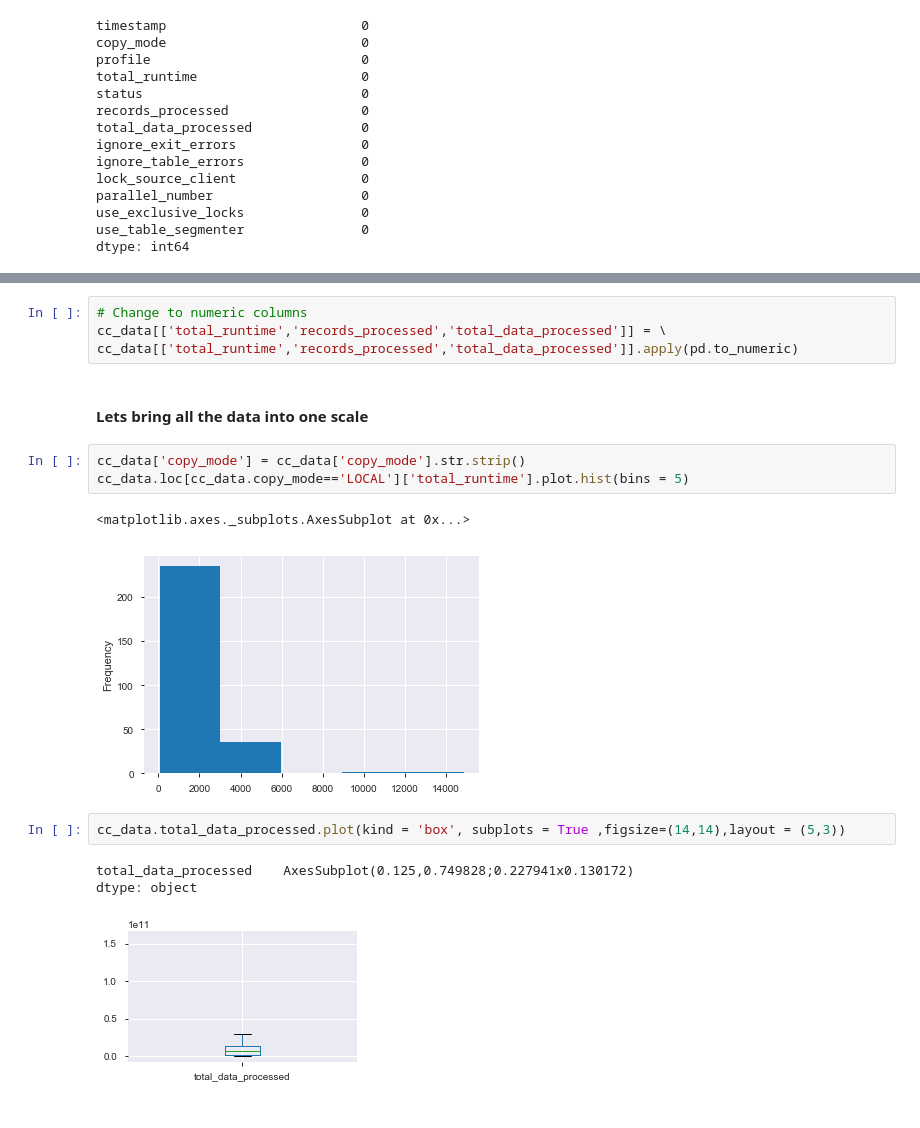
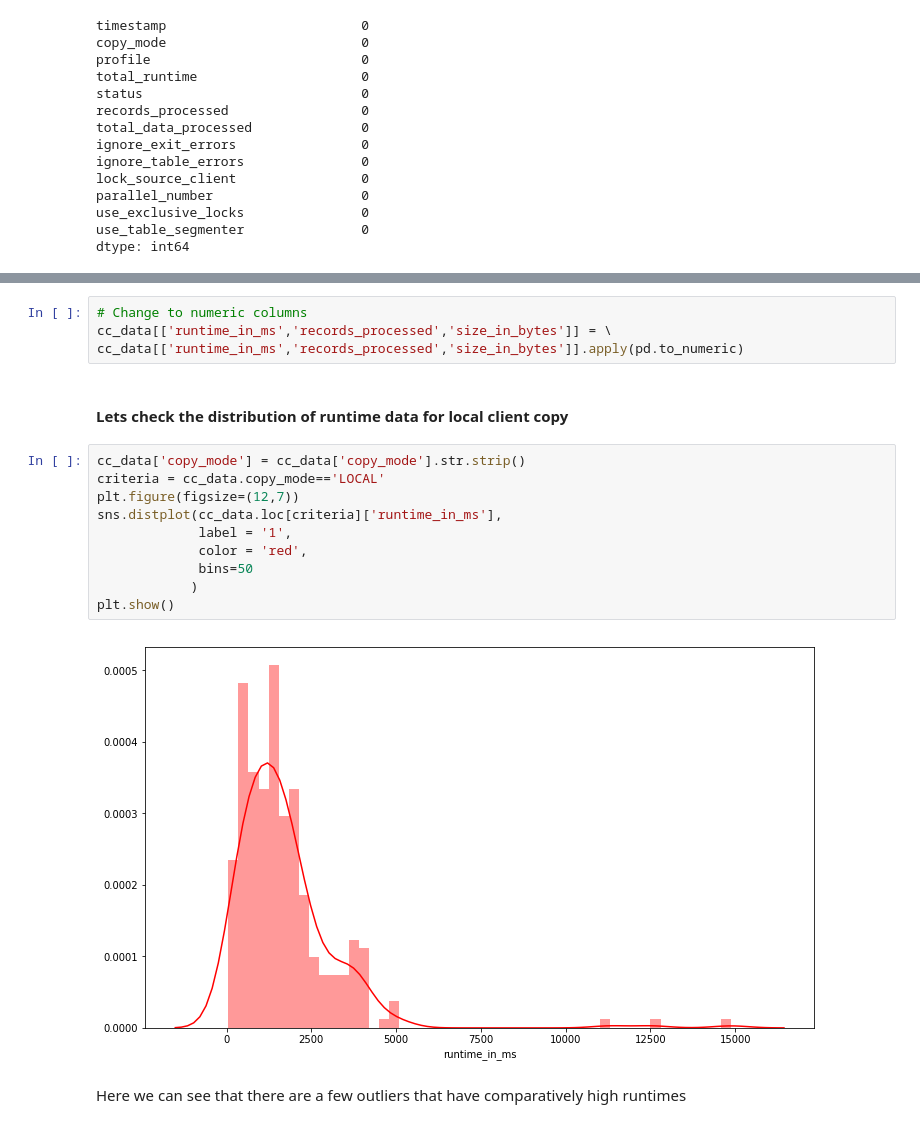
Before and after one commit to subhasisj/python-projects, a Jupyter notebook: Machine Learning Projects/Client Copy/Client Copy Data Exploration.ipynb, the cells around one changed output, grey strips where cells are left out. Drawn from its saved outputs; the diff is of its cells as text.

```diff
--- a/Machine Learning Projects/Client Copy/Client Copy Data Exploration.ipynb
+++ b/Machine Learning Projects/Client Copy/Client Copy Data Exploration.ipynb
@@ -120,18 +131,20 @@ cc_data['total_data_processed'].hist()
 # %%
 # Change to numeric columns
-cc_data[['total_runtime','records_processed','total_data_processed']] = \
-cc_data[['total_runtime','records_processed','total_data_processed']].apply(pd.to_numeric)
+cc_data[['runtime_in_ms','records_processed','size_in_bytes']] = \
+cc_data[['runtime_in_ms','records_processed','size_in_bytes']].apply(pd.to_numeric)
-# %% [markdown]
-#### Lets bring all the data into one scale
-# %%
-cc_data['copy_mode'] = cc_data['copy_mode'].str.strip()
-cc_data.loc[cc_data.copy_mode=='LOCAL']['total_runtime'].plot.hist(bins = 5)
-# %% [output]
-<matplotlib.axes._subplots.AxesSubplot at 0x...>
-[figure, removed]
-# %%
-cc_data.total_data_processed.plot(kind = 'box', subplots = True ,figsize=(14,14),layout = (5,3))
-# %% [output]
-total_data_processed    AxesSubplot(0.125,0.749828;0.227941x0.130172)
-dtype: object
-[figure, removed]
+# %% [markdown]
+#### Lets check the distribution of runtime data for local client copy
+# %%
+cc_data['copy_mode'] = cc_data['copy_mode'].str.strip()
+criteria = cc_data.copy_mode=='LOCAL'
+plt.figure(figsize=(12,7))
+sns.distplot(cc_data.loc[criteria]['runtime_in_ms'],
+             label = '1',
+             color = 'red',
+             bins=50
+            )
+plt.show()
+# %% [output]
+[figure, added]
+# %% [markdown]
+Here we can see that there are a few outliers that have comparatively high runtimes
```
Also changed, not shown: parts of 25 cells of this notebook.
